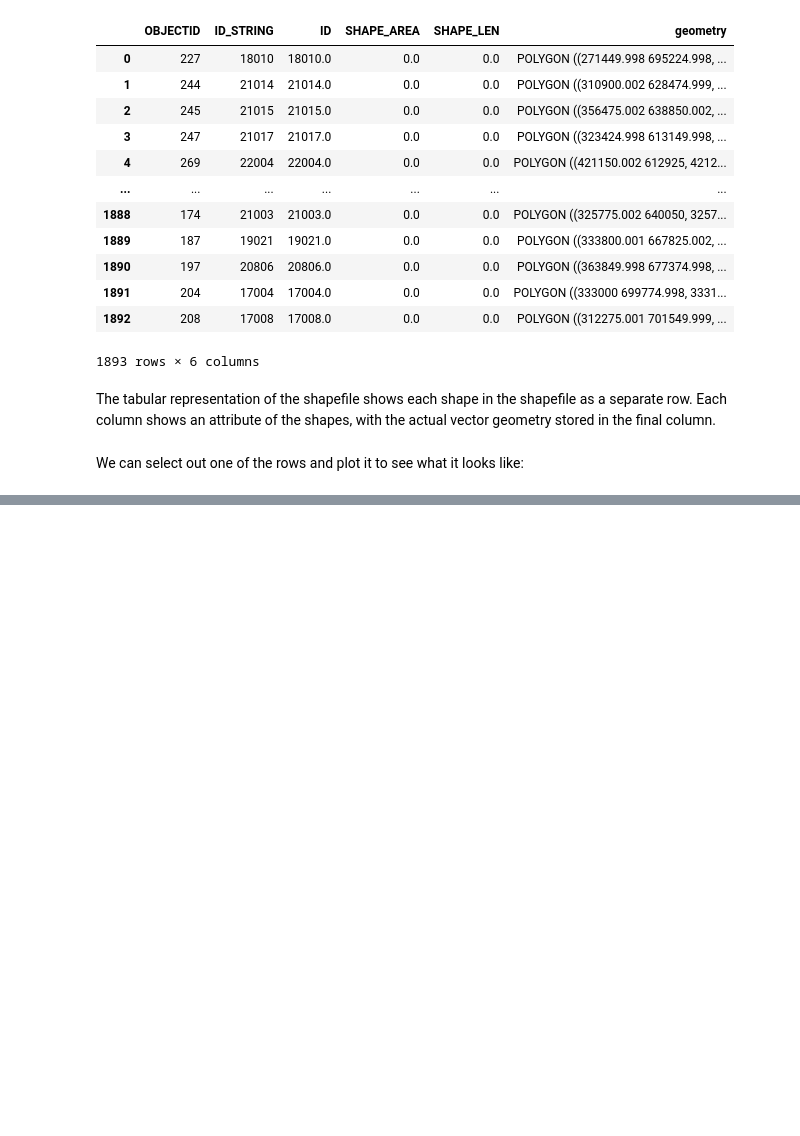
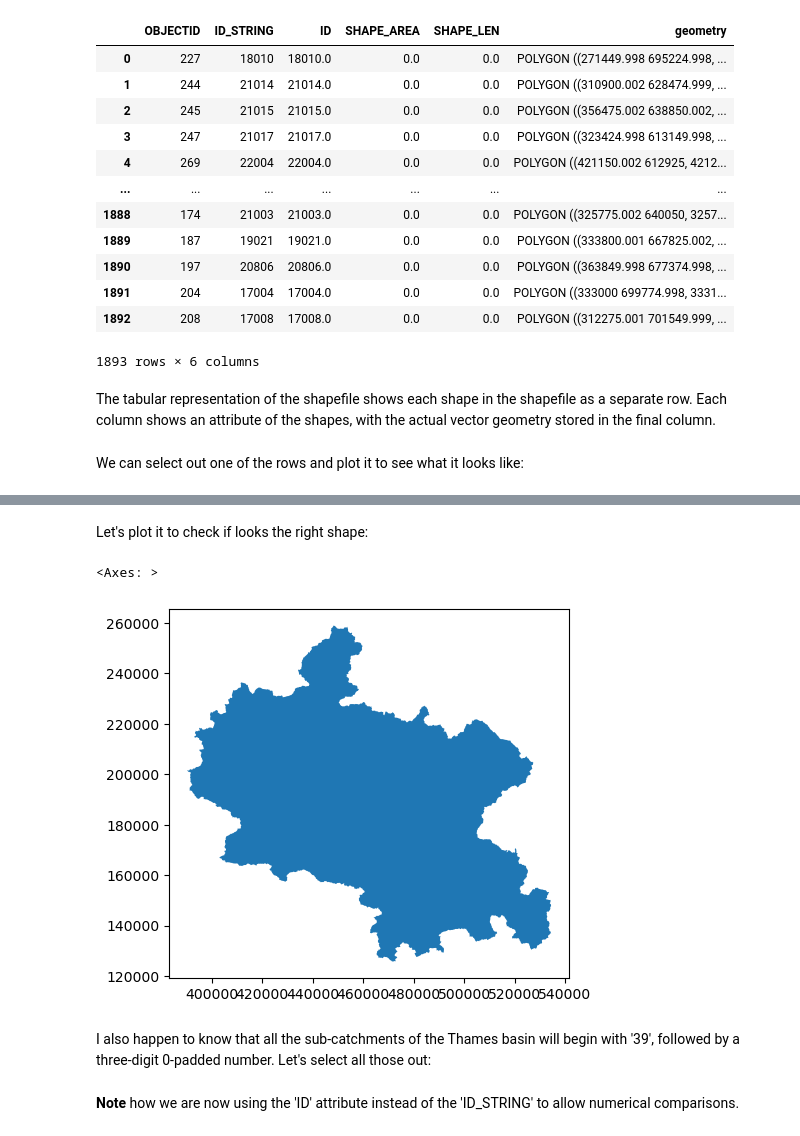
Before and after one commit to NERC-CEH/dri_gridded_data, a Jupyter notebook: notebooks/Examples_2.ipynb, the cells around one changed output, grey strips where cells are left out. Cells and saved outputs as stored; diff of their text form; code cells hidden in the pictures; blank space fills up the shorter version.

```diff
--- a/notebooks/Examples_2.ipynb
+++ b/notebooks/Examples_2.ipynb
@@ -52,0 +98,2 @@ We can select out one of the rows and plot it to see what it looks like:
+# %%
+thames = shapefile.loc[shapefile['ID_STRING'] == '39001']
@@ -52,0 +105,9 @@ We can select out one of the rows and plot it to see what it looks like:
+# %% [markdown]
+Let's plot it to check if looks the right shape:
+# %%
+thames.plot()
+# %% [output]
+<Axes: >
+[figure, added]
+# %% [markdown]
+I also happen to know that all the sub-catchments of the Thames basin will begin with '39', followed by a three-digit 0-padded number. Let's select all those out:
@@ -52,0 +116,2 @@ We can select out one of the rows and plot it to see what it looks like:
+# %% [markdown]
+**Note** how we are now using the 'ID' attribute instead of the 'ID_STRING' to allow numerical comparisons.
```
Also changed, not shown: parts of 45 cells of this notebook.
